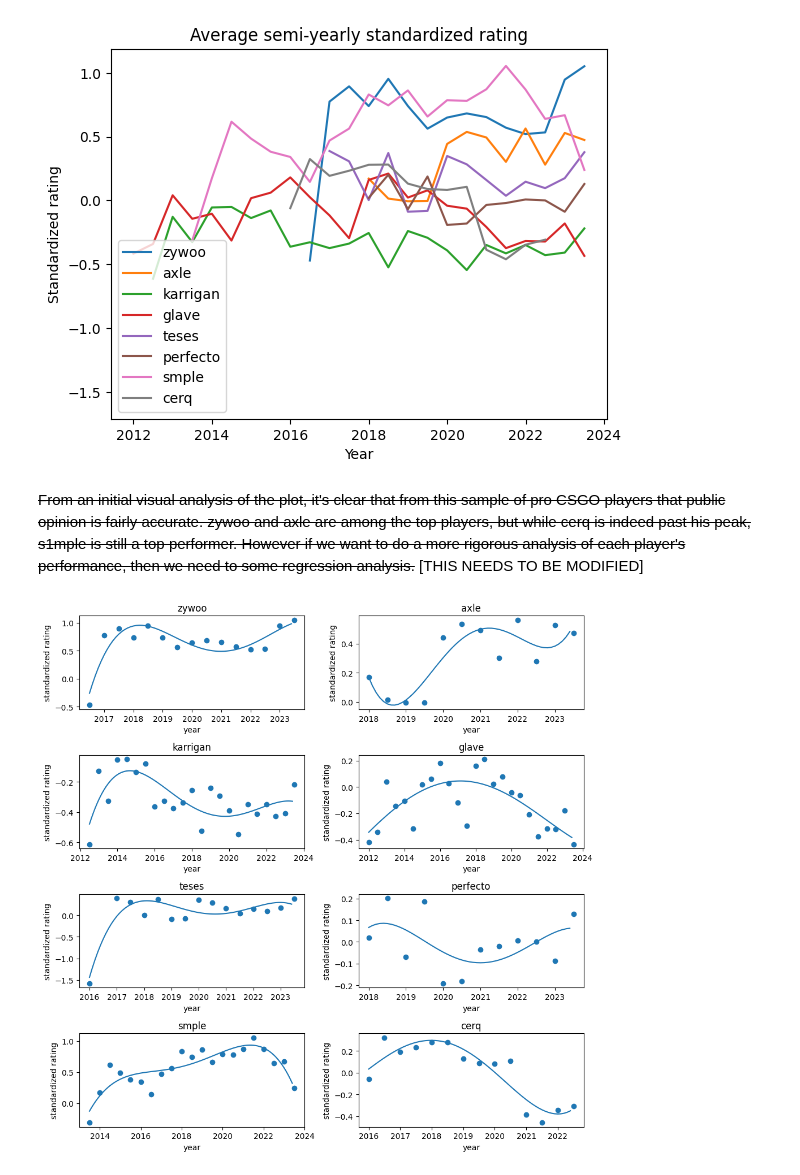
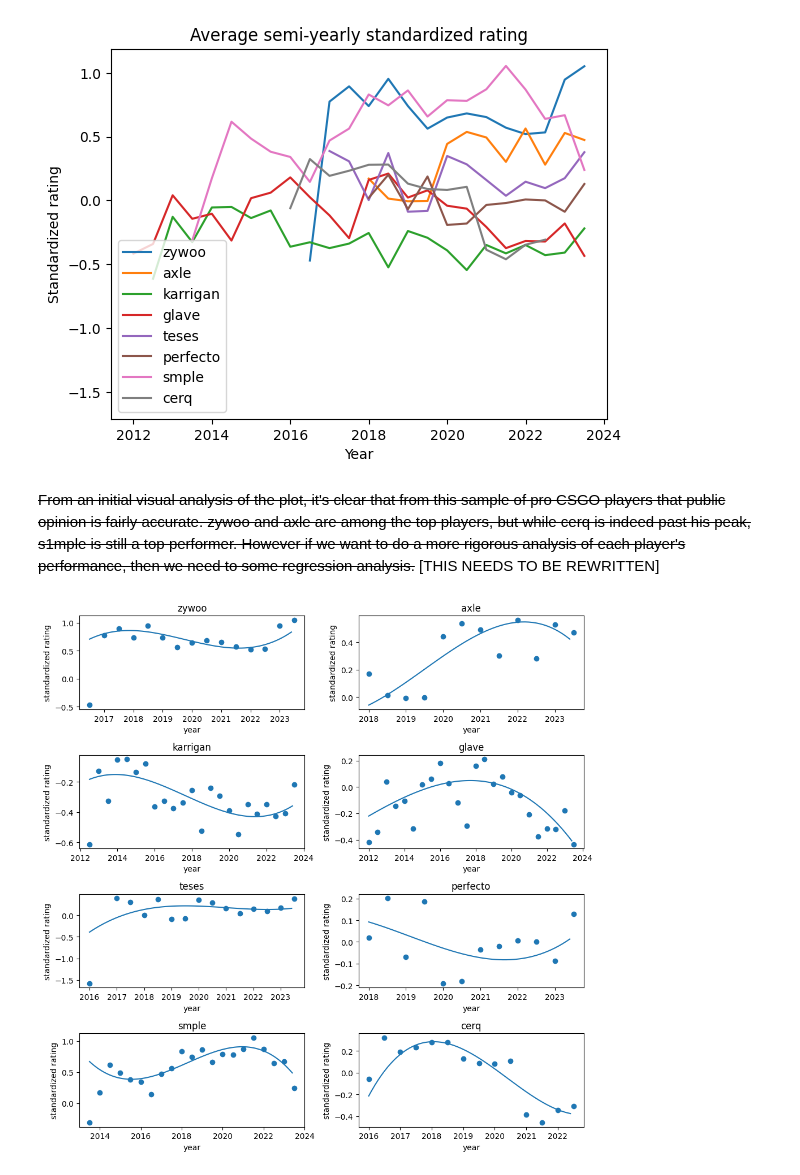
Before and after one commit to condulences/condulences.github.io, a Jupyter notebook: final.ipynb, the cells around one changed output. Saved outputs shown, nothing was run; the diff lists cells and outputs as text; code cells hidden in the pictures.

Commit message:
created regressions

```diff
--- a/final.ipynb
+++ b/final.ipynb
@@ -165,31 +166,36 @@ plt.title("Average semi-yearly standardized rating")
 Text(0.5, 1.0, 'Average semi-yearly standardized rating')
 [figure]
 # %% [markdown]
-~~From an initial visual analysis of the plot, it's clear that from this sample of pro CSGO players that public opinion is fairly accurate. zywoo and axle are among the top players, but while cerq is indeed past his peak, s1mple is still a top performer. However if we want to do a more rigorous analysis of each player's performance, then we need to some regression analysis.~~ [THIS NEEDS TO BE MODIFIED]
+~~From an initial visual analysis of the plot, it's clear that from this sample of pro CSGO players that public opinion is fairly accurate. zywoo and axle are among the top players, but while cerq is indeed past his peak, s1mple is still a top performer. However if we want to do a more rigorous analysis of each player's performance, then we need to some regression analysis.~~ [THIS NEEDS TO BE REWRITTEN]
 # %%
 fig = plt.figure(figsize=(10,10))
+warnings.simplefilter('ignore', np.RankWarning)
 
 for i in range(len(notable_players)):
     ax = fig.add_subplot(int(len(notable_players)/2),2,i+1)
     y = []
     for year in x:
         for step in np.arange(2):
             date_mask = (dt.datetime(year,1 + 5*step,1) < df['Date']) & (df['Date'] < dt.datetime(year,6 + 6*step,30 + 1*step))
             y.append(df[date_mask & (df['player name'] == notable_players[i])]['standard rating'].mean())
 
     # cleaning NaN from arrays
     cleanedx = []
     cleanedy = []
     for j in range(len(halfyearsx)):
         if not np.isnan(y[j]):
             cleanedx.append(halfyearsx[j])
             cleanedy.append(y[j])
-    ax.scatter(cleanedx, cleanedy, label = notable_players[i])
-    model = np.poly1d(np.polyfit(cleanedx,cleanedy,4))
+    ax.scatter(halfyearsx, y)
+    dates = []
+    for date in df[df['player name'] == notable_players[i]]['Date']:
+        delta = date - pd.to_datetime('1/1/2000')
+        dates.append(delta.days / 365.25 + 2000)
+    model = np.poly1d(np.polyfit(dates,df[df['player name'] == notable_players[i]]['standard rating'],4))
     ax.plot(np.arange(cleanedx[0], cleanedx[-1], 0.1), model(np.arange(cleanedx[0], cleanedx[-1], 0.1)))
     plt.xlabel('year')
     plt.ylabel('standardized rating')
     plt.tight_layout()
     plt.title(notable_players[i])
 # %% [output]
-[figure, old version]
+[figure, new version]
```
Also changed, not shown: parts of 2 cells of this notebook.
